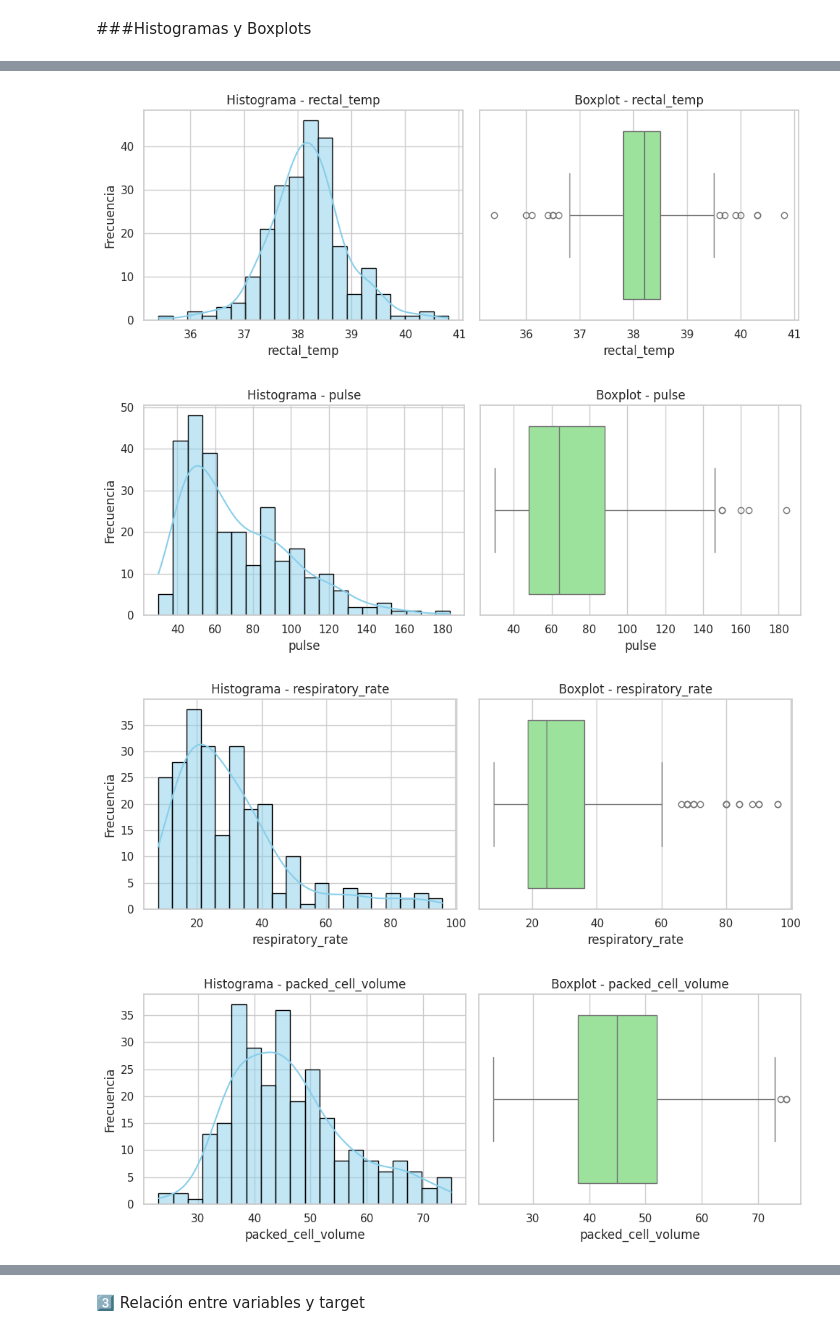
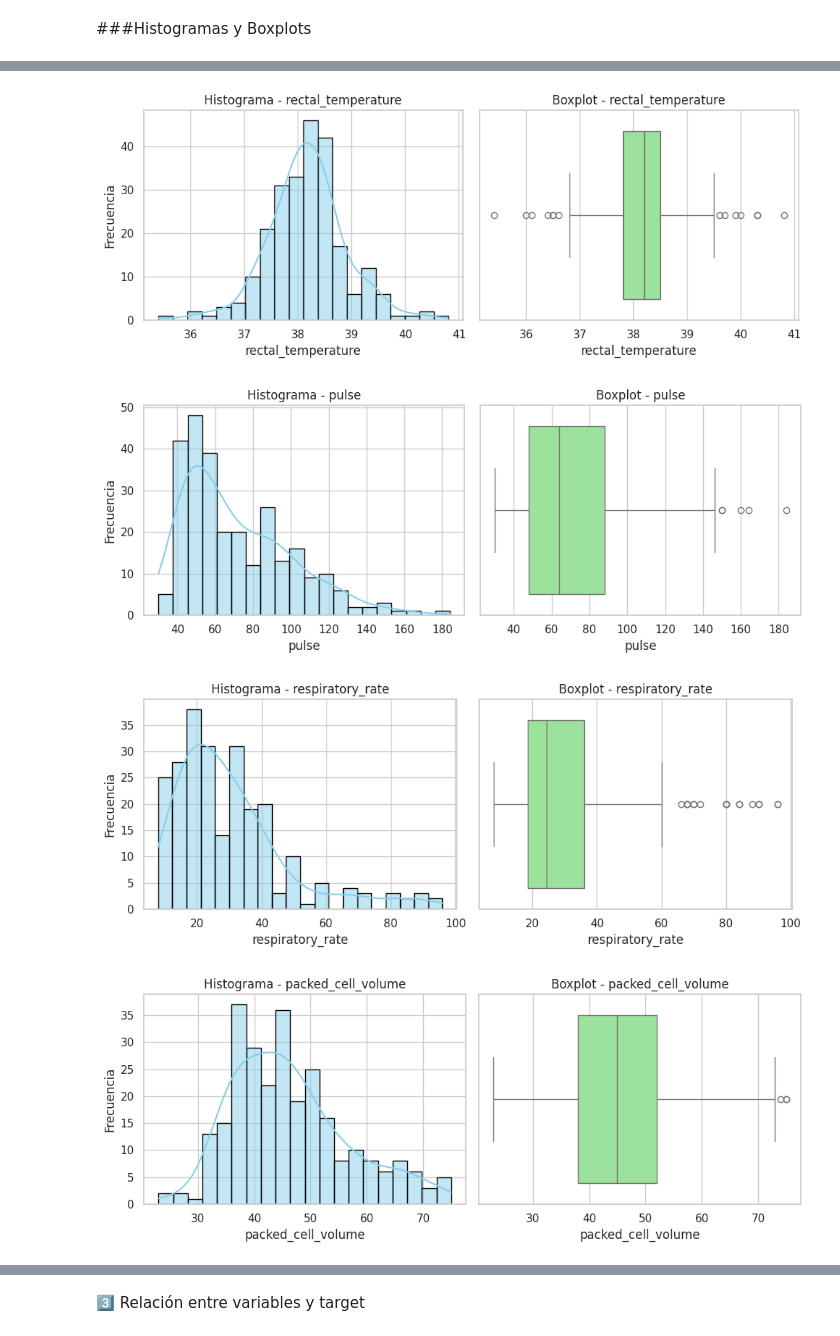
Before and after one commit to IgnacioAntonio82/APRENDIZAJE-AUTOM-TICO-1, a Jupyter notebook: TP3_AA1_clasificación_Aguilar_Ignacio/TP3_AA1_clasificación_Aguilar_Ignacio.ipynb, the cells around one changed output, grey strips where cells are left out. Saved outputs shown, nothing was run; the diff lists cells and outputs as text; code cells hidden in the pictures.

```diff
--- a/TP3_AA1_clasificación_Aguilar_Ignacio/TP3_AA1_clasificación_Aguilar_Ignacio.ipynb
+++ b/TP3_AA1_clasificación_Aguilar_Ignacio/TP3_AA1_clasificación_Aguilar_Ignacio.ipynb
@@ -202,11 +486,19 @@ Variables Categoricas: ['surgery', 'age', 'hospital_number', 'temperature_of_ext
 # %% [markdown]
 2️⃣ Distribuciones y outliers
 # %%
-#num_cols = ['rectal_temp', 'pulse', 'respiratory_rate', 'packed_cell_volume', 'total_protein', 'abdominal_protein', 'nasogastric_reflux_ph']
+continuous_vars = [
+    "rectal_temperature",
+    "pulse",
+    "respiratory_rate",
+    "packed_cell_volume",
+    "total_protein",
+    "abdominocentesis_total_protein",
+    "nasogastric_reflux_ph"
+]
 
 outlier_counts = {}
 
-for col in numerical_cols:
+for col in continuous_vars:
     Q1 = train_data[col].quantile(0.25)
     Q3 = train_data[col].quantile(0.75)
     IQR = Q3 - Q1
@@ -218,4 +510,10 @@ for col in numerical_cols:
 # Mostrar resultados
 for col, count in outlier_counts.items():
     print(f"{col}: {count} outliers")
+
+
+print("\n\nAunque todas las variables del dataset se encuentran codificadas mediante valores numéricos,")
+print("no todas representan magnitudes continuas. El análisis de valores atípicos se realizó únicamente sobre las variables clínicas continuas,")
+print("ya que en las variables categóricas u ordinales codificadas (por ejemplo, pain, surgery o cp_data) los valores corresponden a categorías y no a cantidades,")
+print("por lo que el concepto de outlier no resulta aplicable.")
 # %% [output]
@@ -231,27 +547,33 @@ nasogastric_reflux_ph: 0 outliers
 # %%
-
+continuous_cols = [
+    "rectal_temperature",
+    "pulse",
+    "respiratory_rate",
+    "packed_cell_volume",
+    "total_protein"
+]
 
 # --- Crear histogramas y boxplots con un for ---
-for col in numerical_cols:
+for col in continuous_cols:
     plt.figure(figsize=(10, 4))
 
     # Histograma
     plt.subplot(1, 2, 1)
     sns.histplot(train_data[col], bins=20, kde=True, color='skyblue', edgecolor='black')
     plt.title(f'Histograma - {col}')
     plt.xlabel(col)
     plt.ylabel('Frecuencia')
 
     # Boxplot
     plt.subplot(1, 2, 2)
     sns.boxplot(x=train_data[col], color='lightgreen')
     plt.title(f'Boxplot - {col}')
     plt.xlabel(col)
 
     plt.tight_layout()
     plt.show()
 # %% [output]
-[figure, old version]
+[figure, new version]
 [figure]
 [figure]
 [figure]
```
Also changed, not shown: parts of 63 cells of this notebook.
